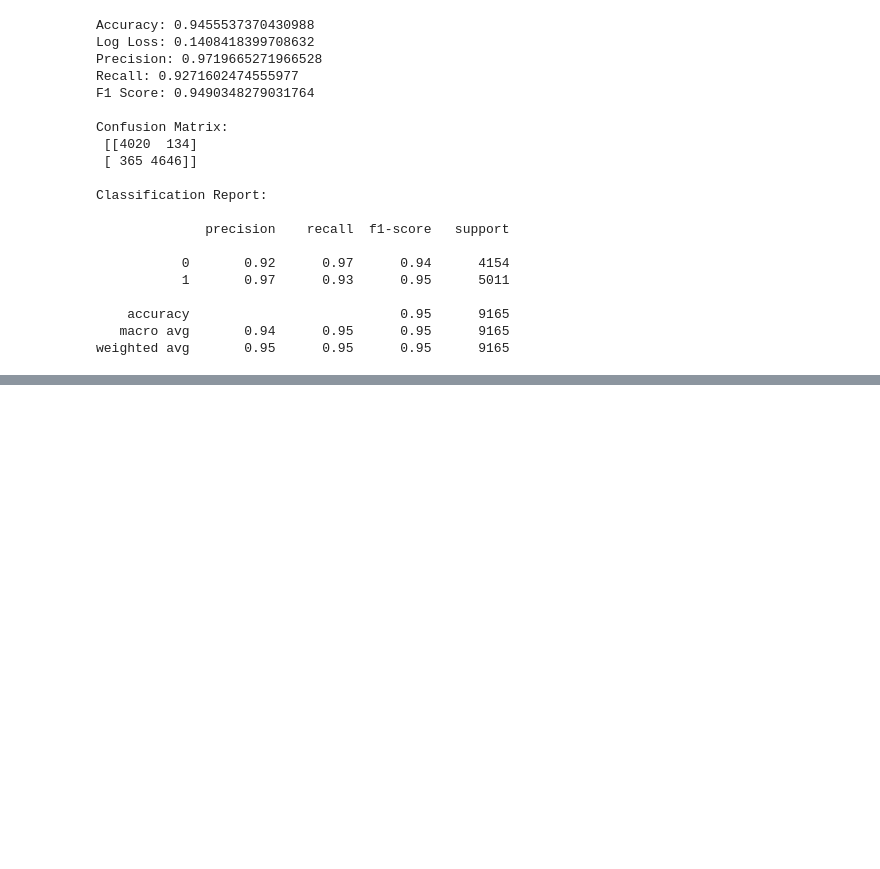
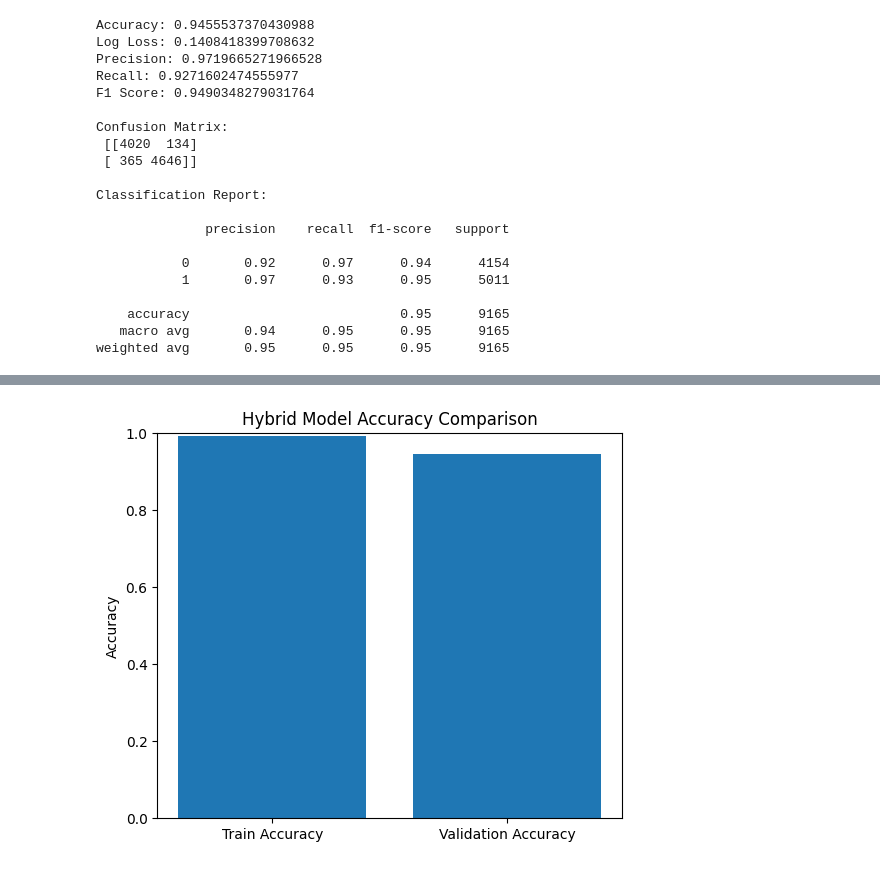
Before and after one commit to surya211099/DetectingPhishingEmail, a Jupyter notebook: DetectPhishingMail.ipynb, the cells around one changed output, grey strips where cells are left out. Saved outputs shown, nothing was run; the diff lists cells and outputs as text; code cells hidden in the pictures; blank space fills up the shorter version.

```diff
--- a/DetectPhishingMail.ipynb
+++ b/DetectPhishingMail.ipynb
@@ -750,0 +789,16 @@ weighted avg       0.95      0.95      0.95      9165
+# %%
+# Train predictions
+train_prob = hybrid_model.predict_proba(X_train)
+train_pred = hybrid_model.predict(X_train)
+
+train_acc = accuracy_score(y_train, train_pred)
+val_acc = accuracy_score(y_test, y_pred)
+
+plt.figure(figsize=(6,5))
+plt.bar(["Train Accuracy", "Validation Accuracy"], [train_acc, val_acc])
+plt.ylim(0, 1)
+plt.ylabel("Accuracy")
+plt.title("Hybrid Model Accuracy Comparison")
+plt.show()
+# %% [output]
+[figure, added]
```
Also changed, not shown: parts of 4 cells of this notebook.
